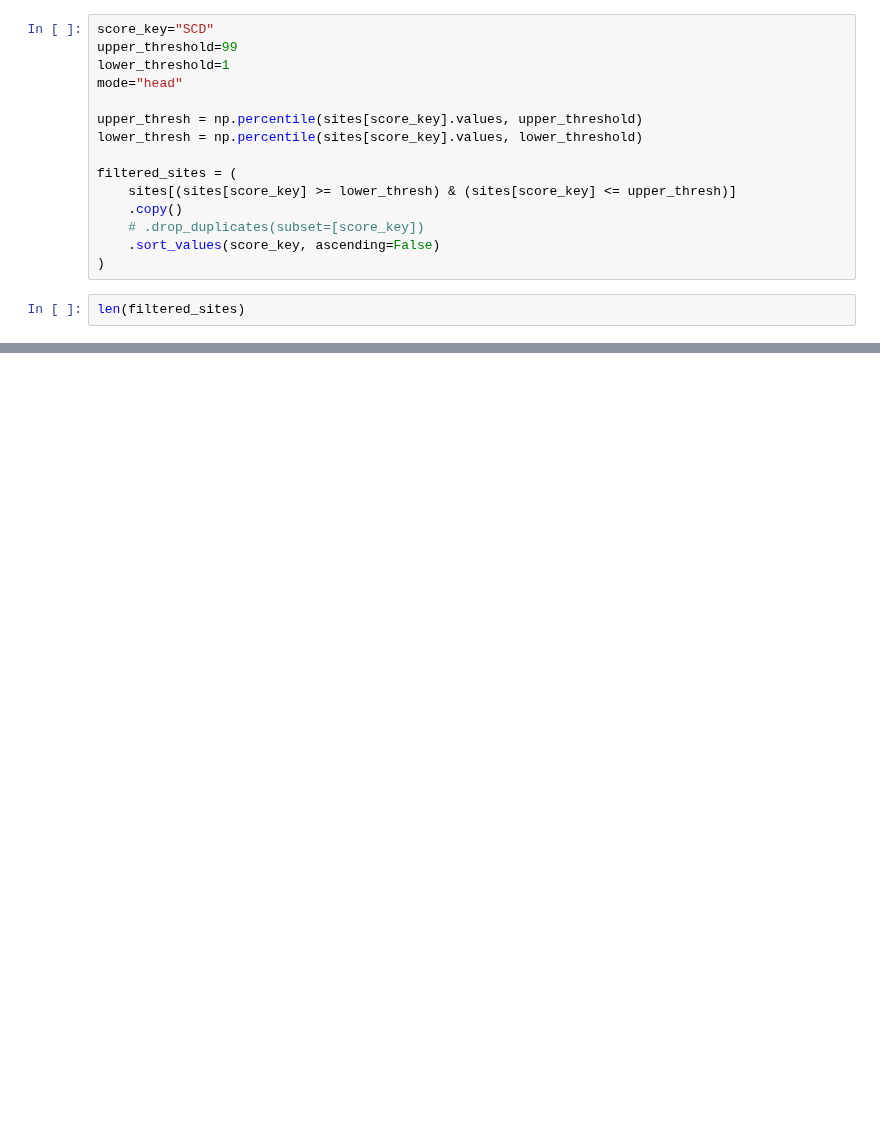
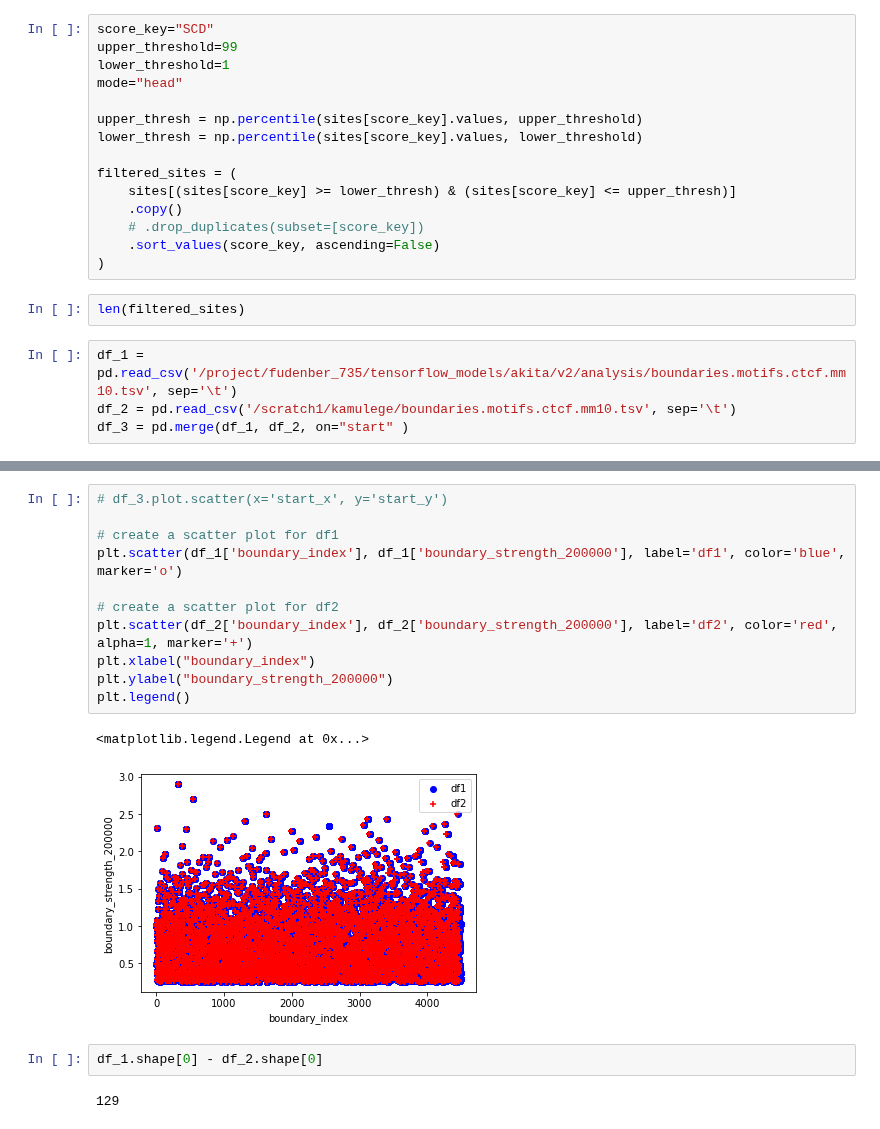
Before and after one commit to Fudenberg-Research-Group/akita_utils, a Jupyter notebook: bin/insert_experiments/analysis/CTCF_motif_deletion_vs_insertion.ipynb, the cells around one changed output, grey strips where cells are left out. Drawn from its saved outputs; the diff is of its cells as text; blank space fills up the shorter version.

```diff
--- a/bin/insert_experiments/analysis/CTCF_motif_deletion_vs_insertion.ipynb
+++ b/bin/insert_experiments/analysis/CTCF_motif_deletion_vs_insertion.ipynb
@@ -277,3 +299,7 @@ filtered_sites = (
 )
 # %%
 len(filtered_sites)
+# %%
+df_1 = pd.read_csv('/project/fudenber_735/tensorflow_models/akita/v2/analysis/boundaries.motifs.ctcf.mm10.tsv', sep='\t')
+df_2 = pd.read_csv('/scratch1/kamulege/boundaries.motifs.ctcf.mm10.tsv', sep='\t')
+df_3 = pd.merge(df_1, df_2, on="start" )
@@ -279,0 +322,18 @@ len(filtered_sites)
+# %%
+# df_3.plot.scatter(x='start_x', y='start_y')
+
+# create a scatter plot for df1
+plt.scatter(df_1['boundary_index'], df_1['boundary_strength_200000'], label='df1', color='blue', marker='o')
+
+# create a scatter plot for df2
+plt.scatter(df_2['boundary_index'], df_2['boundary_strength_200000'], label='df2', color='red', alpha=1, marker='+')
+plt.xlabel("boundary_index")
+plt.ylabel("boundary_strength_200000")
+plt.legend()
+# %% [output]
+<matplotlib.legend.Legend at 0x...>
+[figure, added]
+# %%
+df_1.shape[0] - df_2.shape[0]
+# %% [output]
+129
```
Also changed, not shown: parts of 5 cells of this notebook.
